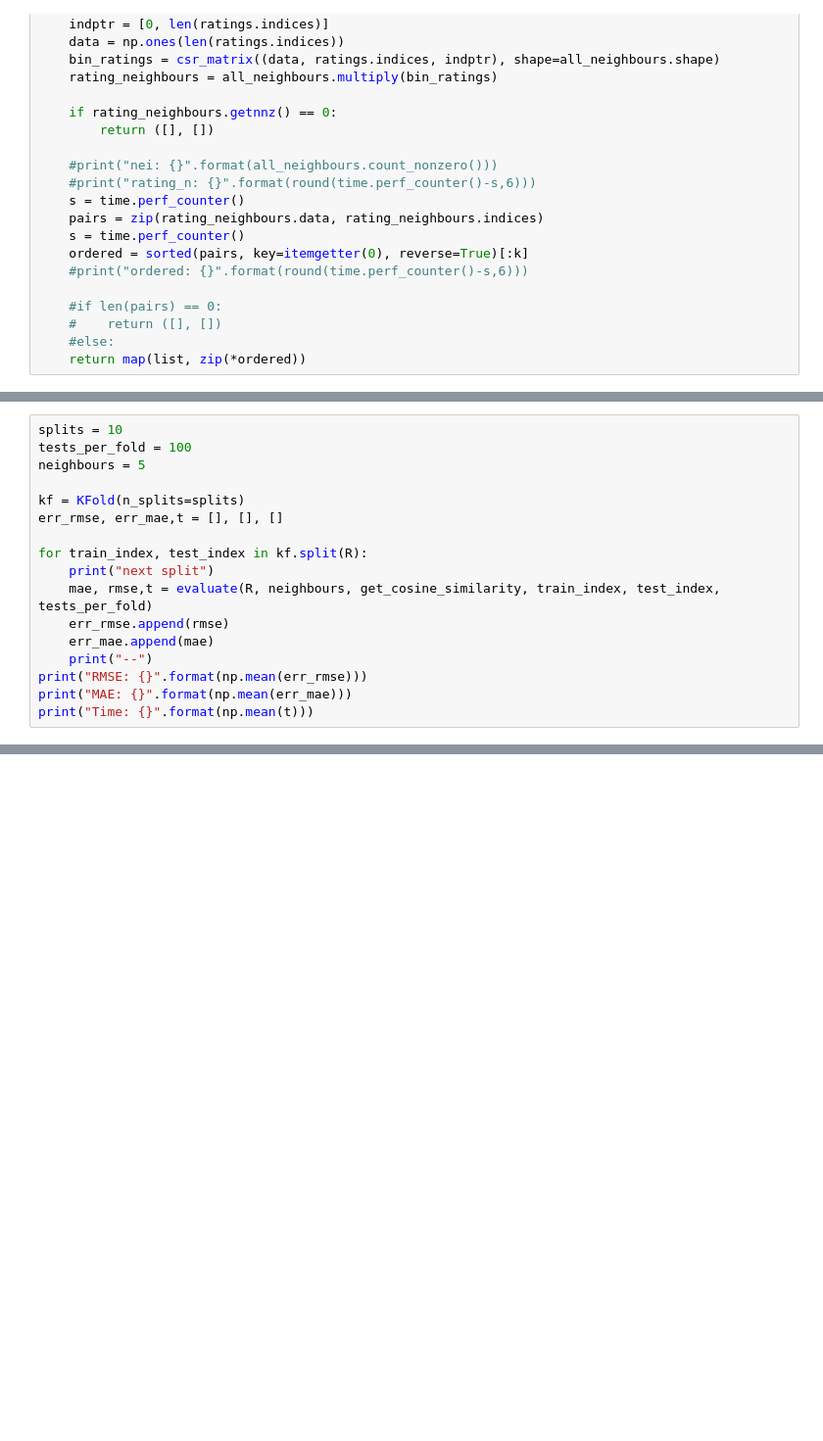
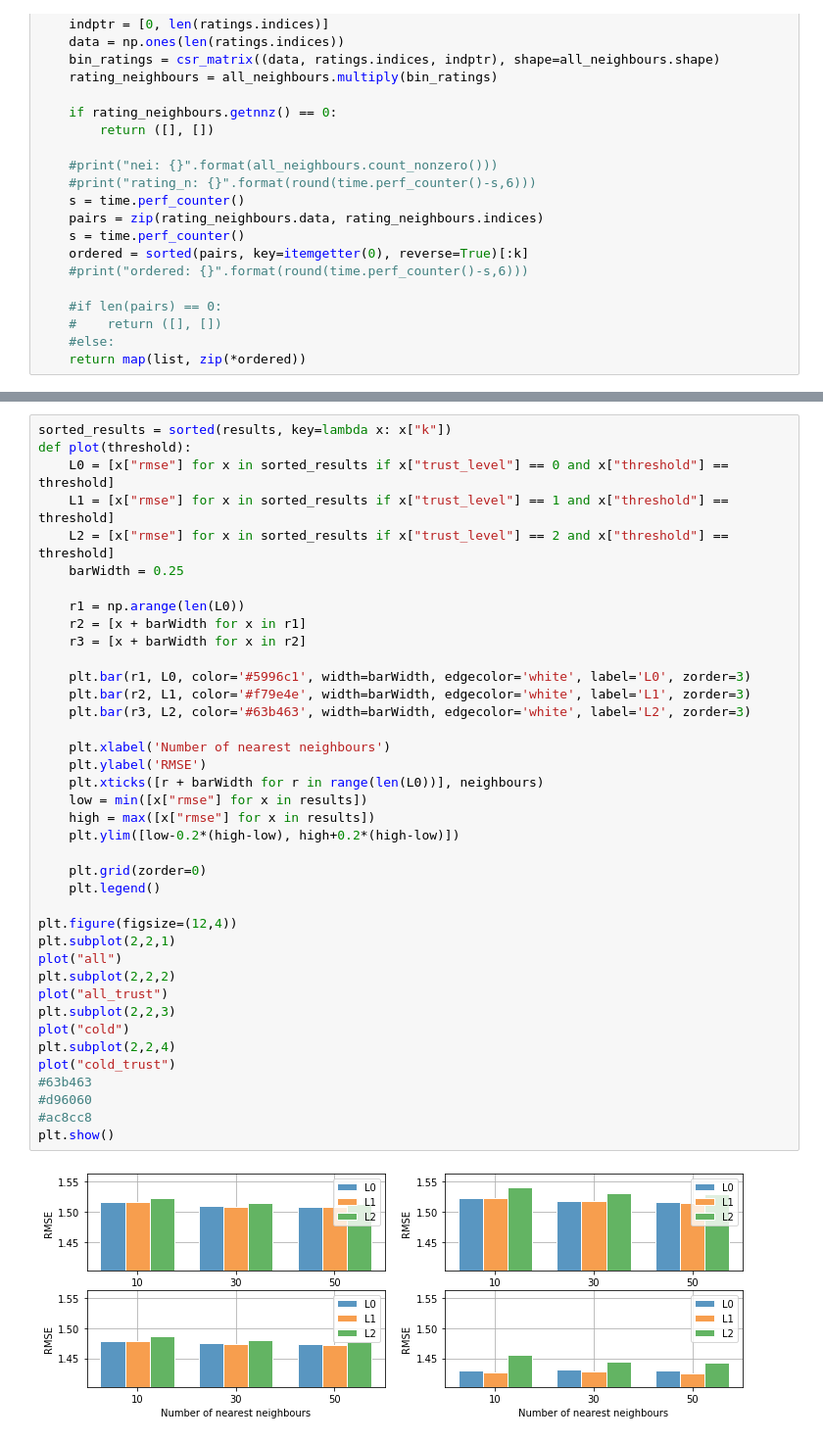
Before and after one commit to konczyk/ucdnet, a Jupyter notebook: Case_Study_3_Daniel_Konczyk/Case Study 3.ipynb, the cells around one changed output, grey strips where cells are left out. Shown at 98% size. Drawn from its saved outputs; the diff is of its cells as text; blank space fills up the shorter version.

```diff
--- a/Case_Study_3_Daniel_Konczyk/Case Study 3.ipynb
+++ b/Case_Study_3_Daniel_Konczyk/Case Study 3.ipynb
@@ -186,20 +295,3 @@ def evaluate(R, knn, fsim, train_index, test_index, tests_per_fold):
 #A = get_average_ratings(X)
 #predict(X.tocsc(), S, A, 2, 0, 3)
 #%timeit X.sum(axis=1).A1 / np.diff(X.indptr)
-# %%
-splits = 10
-tests_per_fold = 100
-neighbours = 5
-
-kf = KFold(n_splits=splits)
-err_rmse, err_mae,t = [], [], []
-
-for train_index, test_index in kf.split(R):
-    print("next split")
-    mae, rmse,t = evaluate(R, neighbours, get_cosine_similarity, train_index, test_index, tests_per_fold)
-    err_rmse.append(rmse)
-    err_mae.append(mae)
-    print("--")
-print("RMSE: {}".format(np.mean(err_rmse)))
-print("MAE: {}".format(np.mean(err_mae)))
-print("Time: {}".format(np.mean(t)))
@@ -223,0 +342,41 @@ Time: 0.4208775639999658
+# %%
+sorted_results = sorted(results, key=lambda x: x["k"])
+def plot(threshold):
+    L0 = [x["rmse"] for x in sorted_results if x["trust_level"] == 0 and x["threshold"] == threshold]
+    L1 = [x["rmse"] for x in sorted_results if x["trust_level"] == 1 and x["threshold"] == threshold]
+    L2 = [x["rmse"] for x in sorted_results if x["trust_level"] == 2 and x["threshold"] == threshold]
+    barWidth = 0.25
+
+    r1 = np.arange(len(L0))
+    r2 = [x + barWidth for x in r1]
+    r3 = [x + barWidth for x in r2]
+
+    plt.bar(r1, L0, color='#5996c1', width=barWidth, edgecolor='white', label='L0', zorder=3)
+    plt.bar(r2, L1, color='#f79e4e', width=barWidth, edgecolor='white', label='L1', zorder=3)
+    plt.bar(r3, L2, color='#63b463', width=barWidth, edgecolor='white', label='L2', zorder=3)
+
+    plt.xlabel('Number of nearest neighbours')
+    plt.ylabel('RMSE')
+    plt.xticks([r + barWidth for r in range(len(L0))], neighbours)
+    low = min([x["rmse"] for x in results])
+    high = max([x["rmse"] for x in results])
+    plt.ylim([low-0.2*(high-low), high+0.2*(high-low)])
+
+    plt.grid(zorder=0)
+    plt.legend()
+
+plt.figure(figsize=(12,4))
+plt.subplot(2,2,1)
+plot("all")
+plt.subplot(2,2,2)
+plot("all_trust")
+plt.subplot(2,2,3)
+plot("cold")
+plt.subplot(2,2,4)
+plot("cold_trust")
+#63b463
+#d96060
+#ac8cc8
+plt.show()
+# %% [output]
+[figure, added]
```
Also changed, not shown: parts of 17 cells of this notebook.
